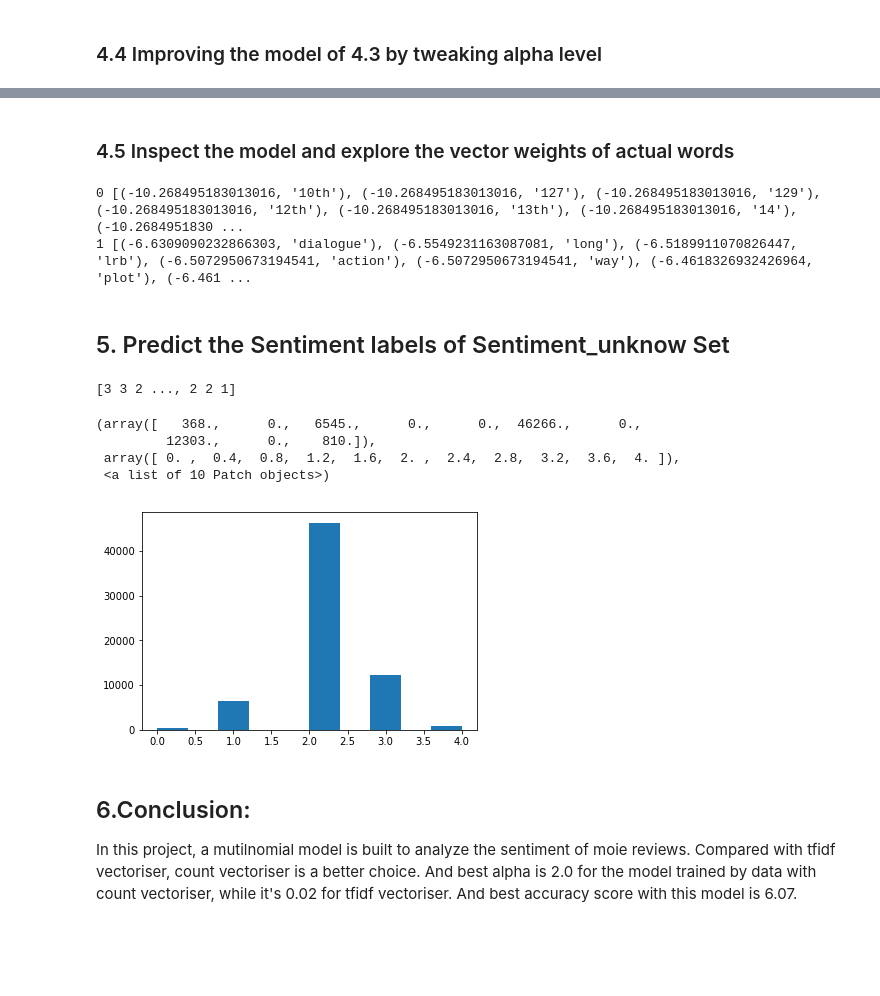
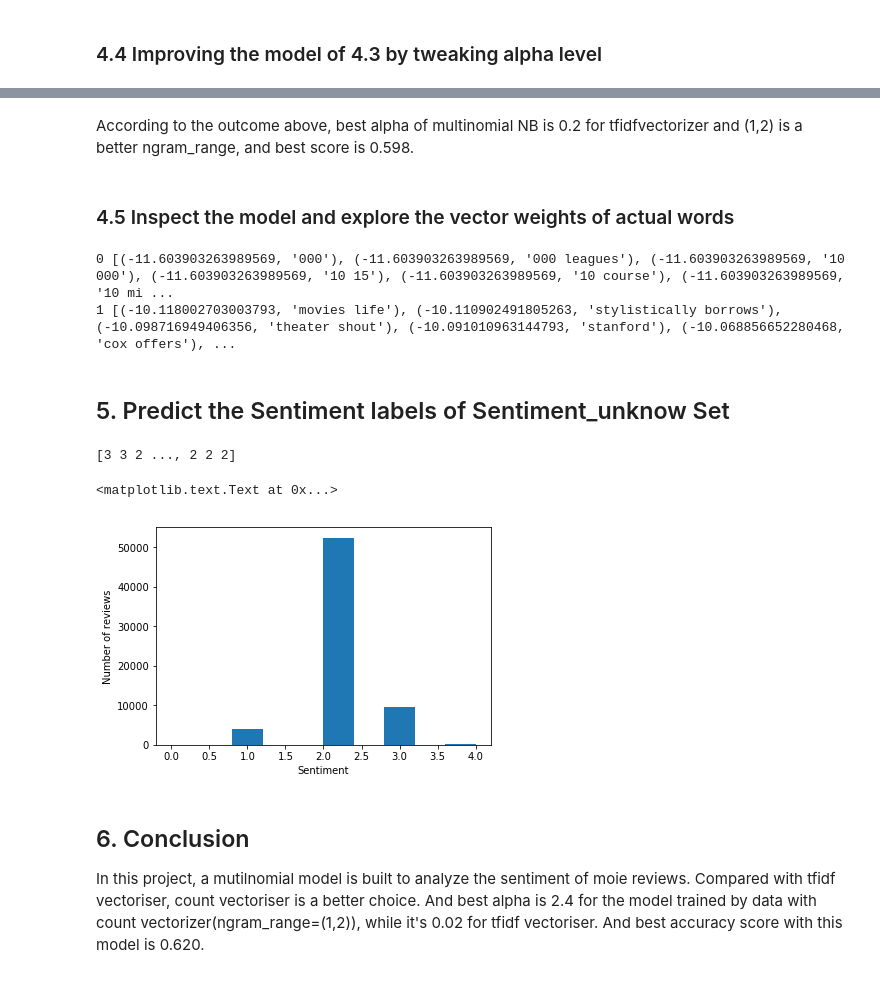
Before and after one commit to Bin-Icarus/Springboard_capstone_project2, a Jupyter notebook: SB_Capstone_Project2/Capstone_Project2.ipynb, the cells around one changed output, grey strips where cells are left out. Saved outputs shown, nothing was run; the diff lists cells and outputs as text; code cells hidden in the pictures; blank space fills up the shorter version.

```diff
--- a/SB_Capstone_Project2/Capstone_Project2.ipynb
+++ b/SB_Capstone_Project2/Capstone_Project2.ipynb
@@ -97,14 +107,14 @@ y = senti_known['Sentiment']
 X_train, X_test, y_train, y_test = train_test_split(senti_known.Phrase,y,test_size=0.33,random_state=53)
 
 # Initialize a CountVectorizer object: count_vectorizer
-count_vectorizer = CountVectorizer(stop_words= "english")
+count_vectorizer1 = CountVectorizer(stop_words= "english",ngram_range=(1,2))
 
 # Transform the training data using only the 'text' column values: count_train
-count_train = count_vectorizer.fit_transform(X_train)
+count_train1 = count_vectorizer1.fit_transform(X_train)
 
 # Transform the test data using only the 'text' column values: count_test
-count_test = count_vectorizer.transform(X_test)
+count_test1 = count_vectorizer1.transform(X_test)
 
 # Print the first 10 features of the count_vectorizer
-print(count_vectorizer.get_feature_names()[:10])
+print(count_vectorizer1.get_feature_names()[:10])
 # %% [output]
@@ -116,16 +141,16 @@ print(count_vectorizer.get_feature_names()[:10])
 from sklearn.feature_extraction.text import TfidfVectorizer
 
 # Initialize a TfidfVectorizer object: tfidf_vectorizer
-tfidf_vectorizer = TfidfVectorizer(stop_words='english', max_df=0.7)
+tfidf_vectorizer1 = TfidfVectorizer(stop_words='english',max_df=0.7,ngram_range=(3,4))
 
 # Transform the training data: tfidf_train
-tfidf_train = tfidf_vectorizer.fit_transform(X_train)
+tfidf_train1 = tfidf_vectorizer1.fit_transform(X_train)
 
 # Transform the test data: tfidf_test
-tfidf_test = tfidf_vectorizer.transform(X_test)
+tfidf_test1 = tfidf_vectorizer1.transform(X_test)
 
 # Print the first 10 features
-print(tfidf_vectorizer.get_feature_names()[:10])
+print(tfidf_vectorizer1.get_feature_names()[:10])
 
 # Print the first 5 vectors of the tfidf training data
 print(tfidf_train[:5])
@@ -156,10 +212,10 @@ from sklearn.naive_bayes import MultinomialNB
 nb_classifier = MultinomialNB()
 
 # Fit the classifier to the training data
-nb_classifier.fit(count_train,y_train)
+nb_classifier.fit(count_train1,y_train)
 
 # Create the predicted tags: pred
-pred = nb_classifier.predict(count_test)
+pred = nb_classifier.predict(count_test1)
 print(pred)
 
 # Calculate the accuracy score: score
@@ -226,10 +295,10 @@ Score:  0.598349514563
 nb_classifier = MultinomialNB()
 
 # Fit the classifier to the training data
-nb_classifier.fit(tfidf_train,y_train)
+nb_classifier.fit(tfidf_train1,y_train)
 
 # Create the predicted tags: pred
-pred = nb_classifier.predict(tfidf_test)
+pred = nb_classifier.predict(tfidf_test1)
 
 # Calculate the accuracy score: score
 score = metrics.accuracy_score(y_test,pred)
@@ -290,3 +373,5 @@ Score:  0.584815533981
+# %% [markdown]
+According to the outcome above, best alpha of multinomial NB is 0.2 for tfidfvectorizer and (1,2) is a better ngram_range, and best score is 0.598.
 # %% [markdown]
 ### 4.5  Inspect the model and explore the vector weights of actual words
 # %%
@@ -294,7 +379,7 @@ Score:  0.584815533981
 class_labels = nb_classifier.classes_
 
 # Extract the features: feature_names
-feature_names = count_vectorizer.get_feature_names()
+feature_names = count_vectorizer1.get_feature_names()
 
 # Zip the feature names together with the coefficient array and sort by weights: feat_with_weights
 feat_with_weights = sorted(zip(nb_classifier.coef_[0], feature_names))
@@ -305,27 +390,29 @@ print(class_labels[0], feat_with_weights[:20])
 # Print the second class label and the bottom 20 feat_with_weights entries
 print(class_labels[1], feat_with_weights[-20:])
 # %% [output]
-0 [(-10.268495183013016, '10th'), (-10.268495183013016, '127'), (-10.268495183013016, '129'), (-10.268495183013016, '12th'), (-10.268495183013016, '13th'), (-10.268495183013016, '14'), (-10.2684951830 ...
-1 [(-6.6309090232866303, 'dialogue'), (-6.5549231163087081, 'long'), (-6.5189911070826447, 'lrb'), (-6.5072950673194541, 'action'), (-6.5072950673194541, 'way'), (-6.4618326932426964, 'plot'), (-6.461 ...
+0 [(-11.603903263989569, '000'), (-11.603903263989569, '000 leagues'), (-11.603903263989569, '10 000'), (-11.603903263989569, '10 15'), (-11.603903263989569, '10 course'), (-11.603903263989569, '10 mi ...
+1 [(-10.118002703003793, 'movies life'), (-10.110902491805263, 'stylistically borrows'), (-10.098716949406356, 'theater shout'), (-10.091010963144793, 'stanford'), (-10.068856652280468, 'cox offers'), ...
 # %% [markdown]
-## 5. Predict the Sentiment labels of Sentiment_unknow Set
+<h2 id='C5'> 5. Predict the Sentiment labels of Sentiment_unknow Set</h2>
 # %%
 X_senti_unknown = senti_unknown.Phrase
-count_senti_unknown = count_vectorizer.transform(X_senti_unknown)
+count_senti_unknown = count_vectorizer1.transform(X_senti_unknown)
 # Instantiate the classifier: nb_classifier
-nb_classifier = MultinomialNB(alpha=2.0)
+nb_classifier = MultinomialNB(alpha=2.4)
 # Fit to the training data
-nb_classifier.fit(count_train,y_train)
+nb_classifier.fit(count_train1,y_train)
 pred_senti_unknown = nb_classifier.predict(count_senti_unknown)
 print(pred_senti_unknown)
-plt.hist(pred_senti_unknown)
+_ = plt.hist(pred_senti_unknown)
+plt.xlabel('Sentiment')
+plt.ylabel('Number of reviews')
 # %% [output]
-[3 3 2 ..., 2 2 1]
+[3 3 2 ..., 2 2 2]
-(array([   368.,      0.,   6545.,      0.,      0.,  46266.,      0.,
-         12303.,      0.,    810.]),
- array([ 0. ,  0.4,  0.8,  1.2,  1.6,  2. ,  2.4,  2.8,  3.2,  3.6,  4. ]),
- <a list of 10 Patch objects>)
+<matplotlib.text.Text at 0x...>
-[figure, old version]
+[figure, new version]
 # %% [markdown]
-## 6.Conclusion:
-In this project, a mutilnomial model is built to analyze the sentiment of moie reviews. Compared with tfidf vectoriser, count vectoriser is a better choice. And best alpha is 2.0 for the model trained by data with count vectoriser, while it's 0.02 for tfidf vectoriser. And best accuracy score with this model is 6.07.
+<h2 id='C6'>6. Conclusion</h2>
+<p>In this project, a mutilnomial model is built to analyze the sentiment of moie reviews. Compared with tfidf vectoriser, count vectoriser is a better choice. And best alpha is 2.4 for the model trained by data with count vectorizer(ngram_range=(1,2)), while it's 0.02 for tfidf vectoriser. And best accuracy score with this model is 0.620. </p>
+# %% [markdown]
+</html>
+</body>
```
Also changed, not shown: parts of 20 cells of this notebook.
